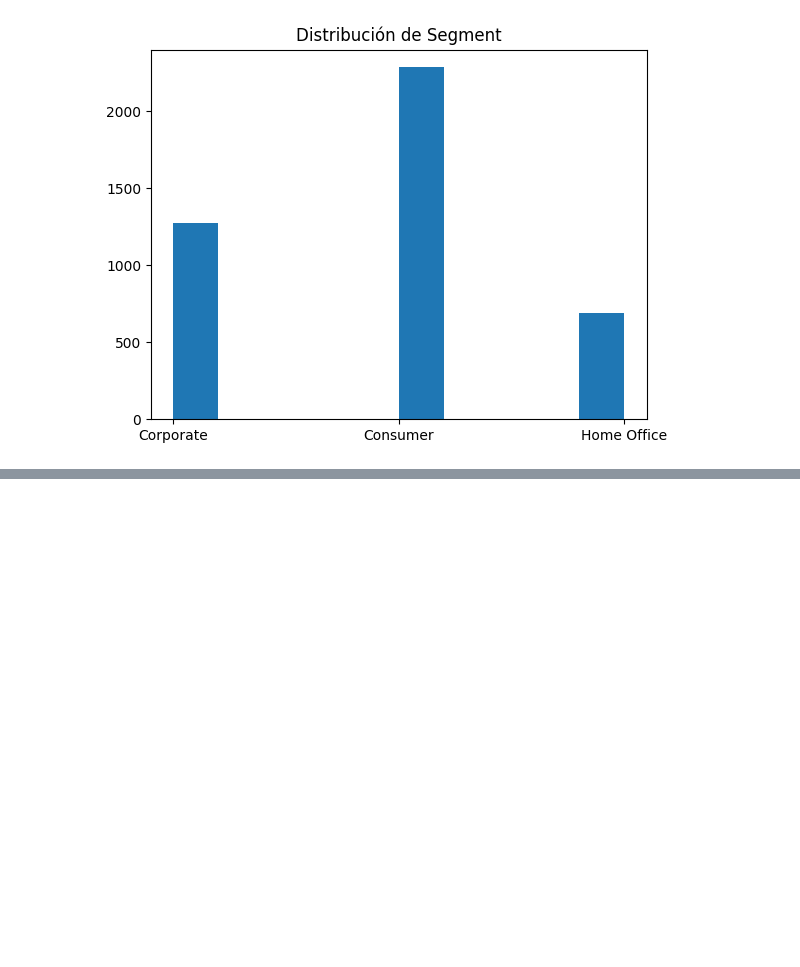
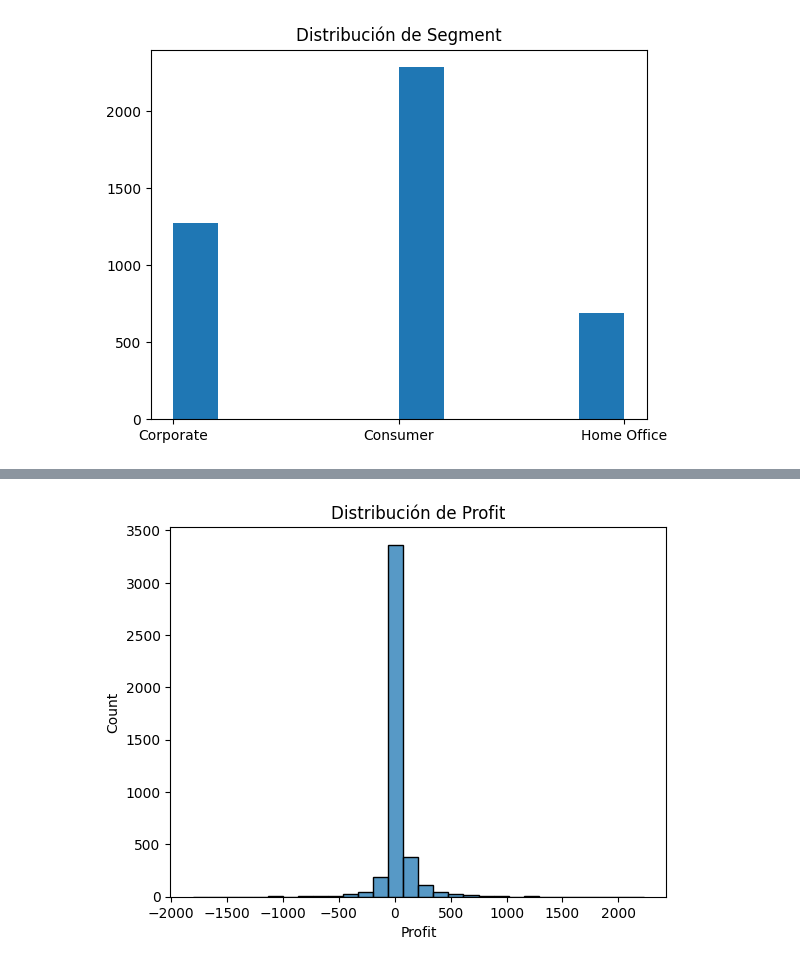
Before and after one commit to juliotorresmoreno/opencv-courses, a Jupyter notebook: python/visualizaciondatos/Untitled-1.ipynb, the cells around one changed output, grey strips where cells are left out. Cells and saved outputs as stored; diff of their text form; code cells hidden in the pictures; blank space fills up the shorter version.

```diff
--- a/python/visualizaciondatos/Untitled-1.ipynb
+++ b/python/visualizaciondatos/Untitled-1.ipynb
@@ -293,0 +322,6 @@ plt.show()
+# %%
+sns.histplot(df["Profit"], bins=30)
+plt.title("Distribución de Profit")
+plt.show()
+# %% [output]
+[figure, added]
```
Also changed, not shown: parts of 47 cells of this notebook, 1 other file.
